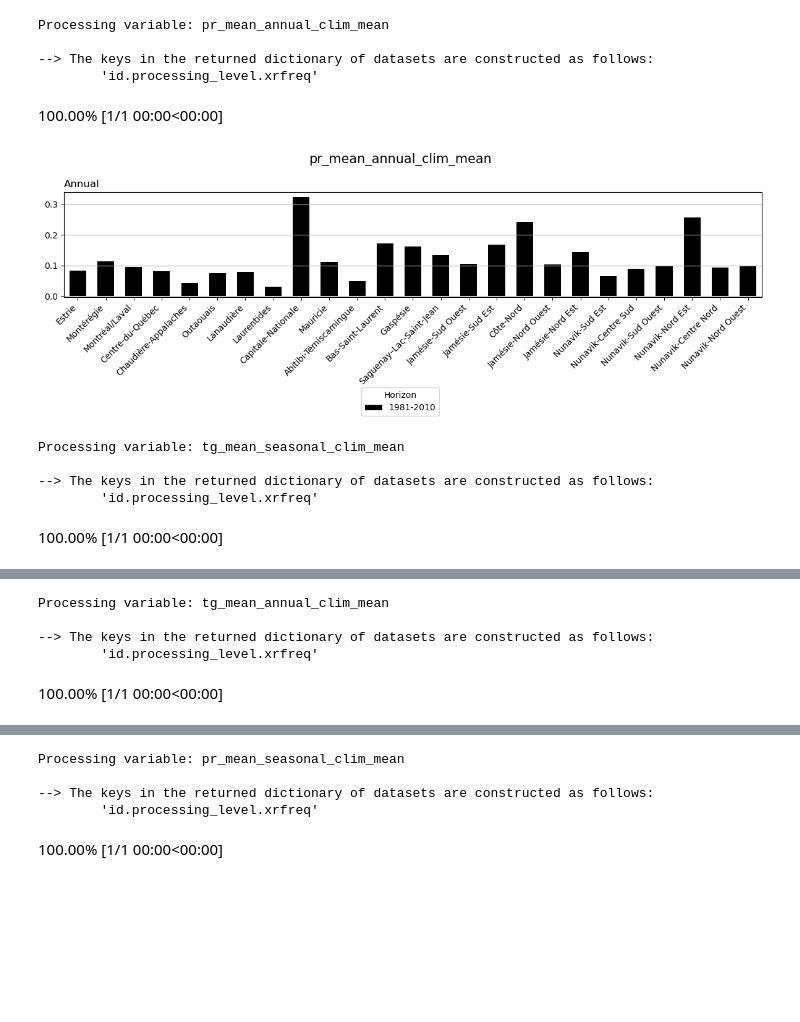
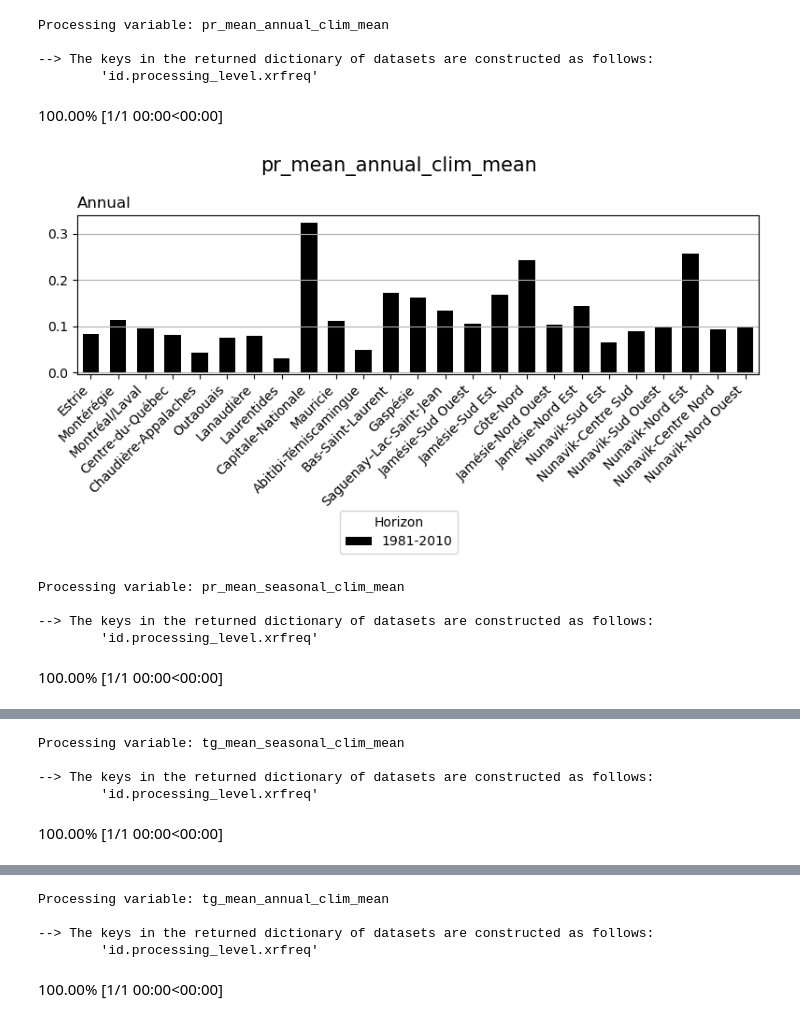
Before and after one commit to Ouranosinc/obsflow, a Jupyter notebook: notebooks/plotting_coherence.ipynb, the cells around one changed output, grey strips where cells are left out. Cells and saved outputs as stored; diff of their text form; code cells hidden in the pictures; blank space fills up the shorter version.

Commit message:
Minor plot improvements

```diff
--- a/notebooks/plotting_coherence.ipynb
+++ b/notebooks/plotting_coherence.ipynb
@@ -56,7 +56,7 @@ for perf_var in variables:
         # Figure setup
         n_rows = len(seasons)
         fig_height = 2.75 * n_rows if n_rows > 1 else 4
-        fig, axes = plt.subplots(nrows=n_rows, ncols=1, figsize=(12, fig_height), sharex=True)
+        fig, axes = plt.subplots(nrows=n_rows, ncols=1, figsize=(8, fig_height), sharex=True)
         if n_rows == 1:
             axes = [axes]
 
@@ -72,35 +72,35 @@ for perf_var in variables:
 
                 ax.bar(bar_pos, y, width=bar_width, color=color, label=str(horizon), alpha=1)
 
             title = f"Season: {season}" if season else "Annual"
             ax.set_title(title, loc='left')
             ax.set_ylim(ymin - y_pad, ymax + y_pad)
             ax.grid(True, axis='y')
 
         # Bottom labels
         axes[-1].set_xticks(x)
         axes[-1].set_xticklabels(regions, rotation=45, ha='right')
         axes[-1].set_xlim(-0.5, len(regions) - 0.5)
 
         # Shared legend
         handles, labels = axes[0].get_legend_handles_labels()
         uniq = dict(zip(labels, handles))
         fig.legend(uniq.values(), uniq.keys(), title="Horizon", loc='lower center',
                    ncol=len(uniq), bbox_to_anchor=(0.5, -0.1))
 
         # Final title and layout
         fig.suptitle(perf_var, fontsize=15, y=0.98)
         fig.subplots_adjust(bottom=0.18, top=0.9)
         plt.tight_layout()
         plt.show()
 # %% [output]
 Processing variable: pr_mean_annual_clim_mean
 
 --> The keys in the returned dictionary of datasets are constructed as follows:
         'id.processing_level.xrfreq'
 100.00% [1/1 00:00<00:00]
-[figure, old version]
+[figure, new version]
-Processing variable: tg_mean_seasonal_clim_mean
+Processing variable: pr_mean_seasonal_clim_mean
 
 --> The keys in the returned dictionary of datasets are constructed as follows:
         'id.processing_level.xrfreq'
@@ -109,4 +109,4 @@ Processing variable: tg_mean_seasonal_clim_mean
-Processing variable: tg_mean_annual_clim_mean
+Processing variable: tg_mean_seasonal_clim_mean
 
 --> The keys in the returned dictionary of datasets are constructed as follows:
         'id.processing_level.xrfreq'
@@ -115,4 +115,4 @@ Processing variable: tg_mean_annual_clim_mean
-Processing variable: pr_mean_seasonal_clim_mean
+Processing variable: tg_mean_annual_clim_mean
 
 --> The keys in the returned dictionary of datasets are constructed as follows:
         'id.processing_level.xrfreq'
```
Also changed, not shown: parts of 1 cell of this notebook, 2 other files.
